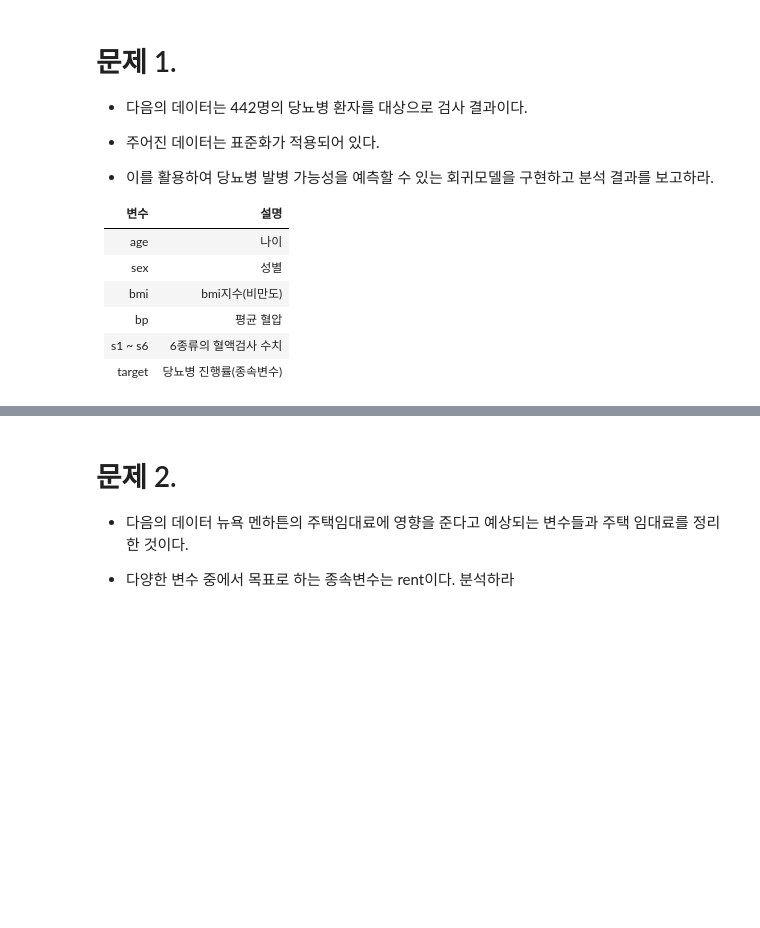
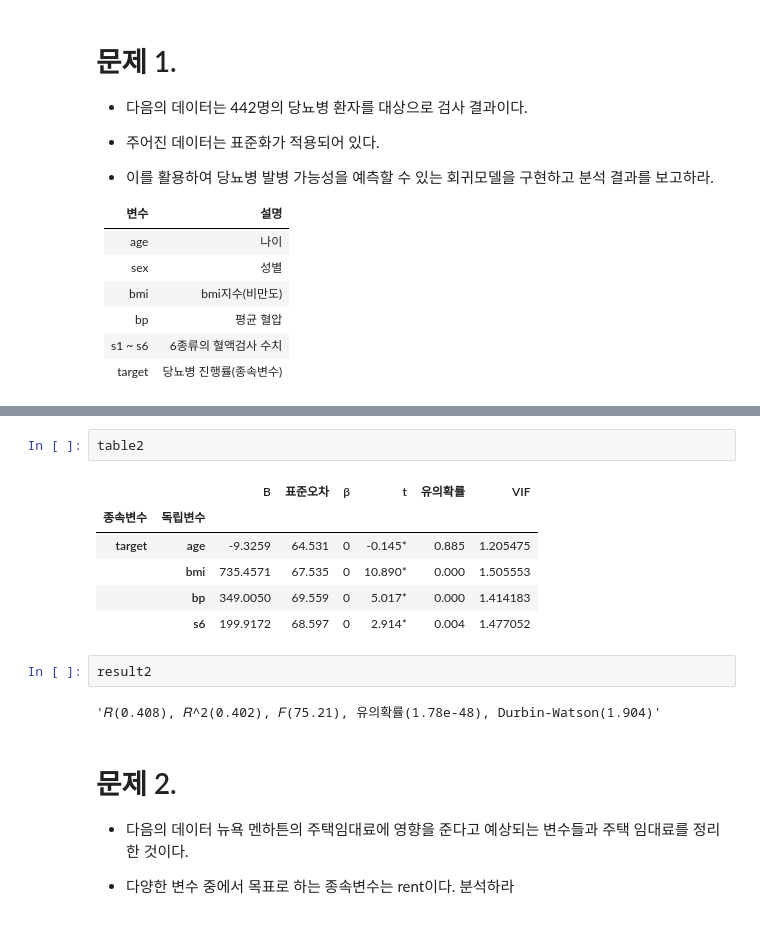
Before and after one commit to MDBluequasar/BigdatamegaIT, a Jupyter notebook: 수업내용/E_확증적_데이터_분석(CDA)/04_회귀분석/연습문제(2)_나의_풀이.ipynb, the cells around one changed output, grey strips where cells are left out. Drawn from its saved outputs; the diff is of its cells as text; blank space fills up the shorter version.

```diff
--- a/수업내용/E_확증적_데이터_분석(CDA)/04_회귀분석/연습문제(2)_나의_풀이.ipynb
+++ b/수업내용/E_확증적_데이터_분석(CDA)/04_회귀분석/연습문제(2)_나의_풀이.ipynb
@@ -94,3 +112,16 @@ Notes:
+# %%
+table2
+# %% [output]
+|  |  | B | 표준오차 | β | t | 유의확률 | VIF |
+| 종속변수 | 독립변수 |  |  |  |  |  |  |
+| target | age | -9.3259 | 64.531 | 0 | -0.145* | 0.885 | 1.205475 |
+|  | bmi | 735.4571 | 67.535 | 0 | 10.890* | 0.000 | 1.505553 |
+|  | bp | 349.0050 | 69.559 | 0 | 5.017* | 0.000 | 1.414183 |
+|  | s6 | 199.9172 | 68.597 | 0 | 2.914* | 0.004 | 1.477052 |
+# %%
+result2
+# %% [output]
+'𝑅(0.408), 𝑅^2(0.402), 𝐹(75.21), 유의확률(1.78e-48), Durbin-Watson(1.904)'
 # %% [markdown]
 # 문제 2.
 
```
Also changed, not shown: parts of 6 cells of this notebook, 7 other files.
